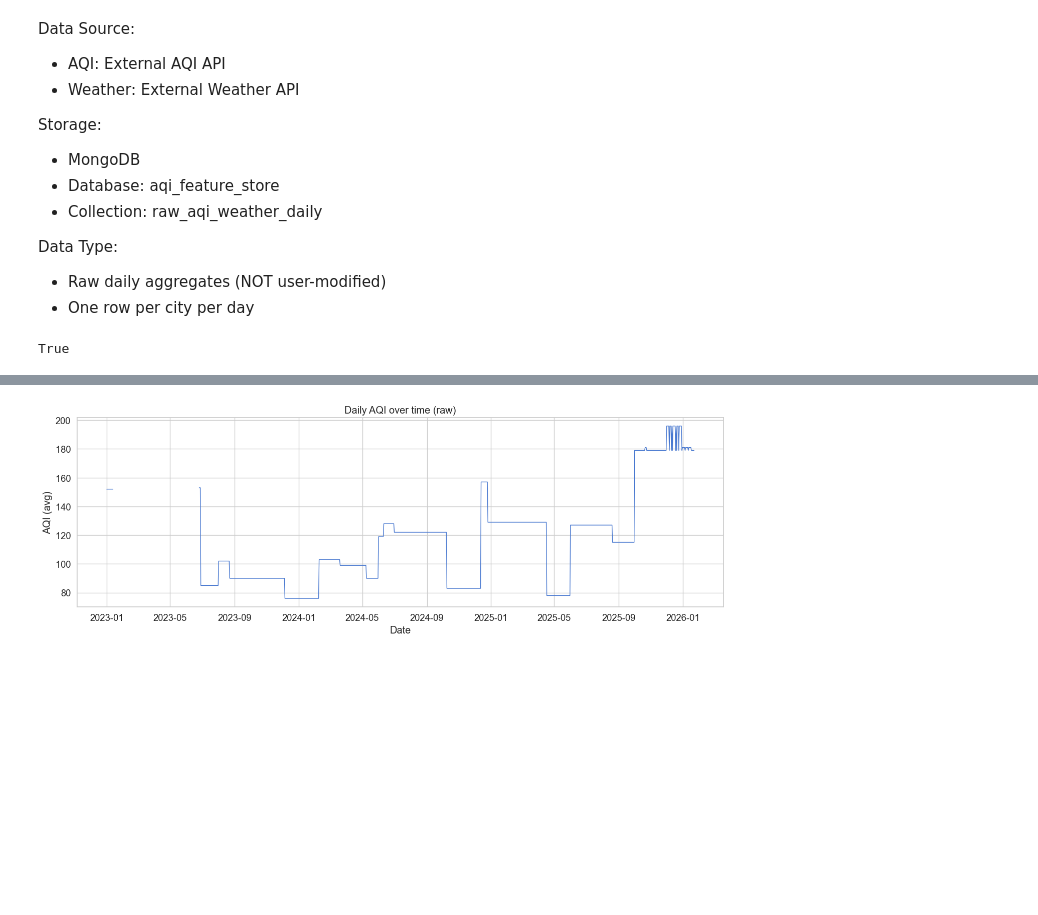
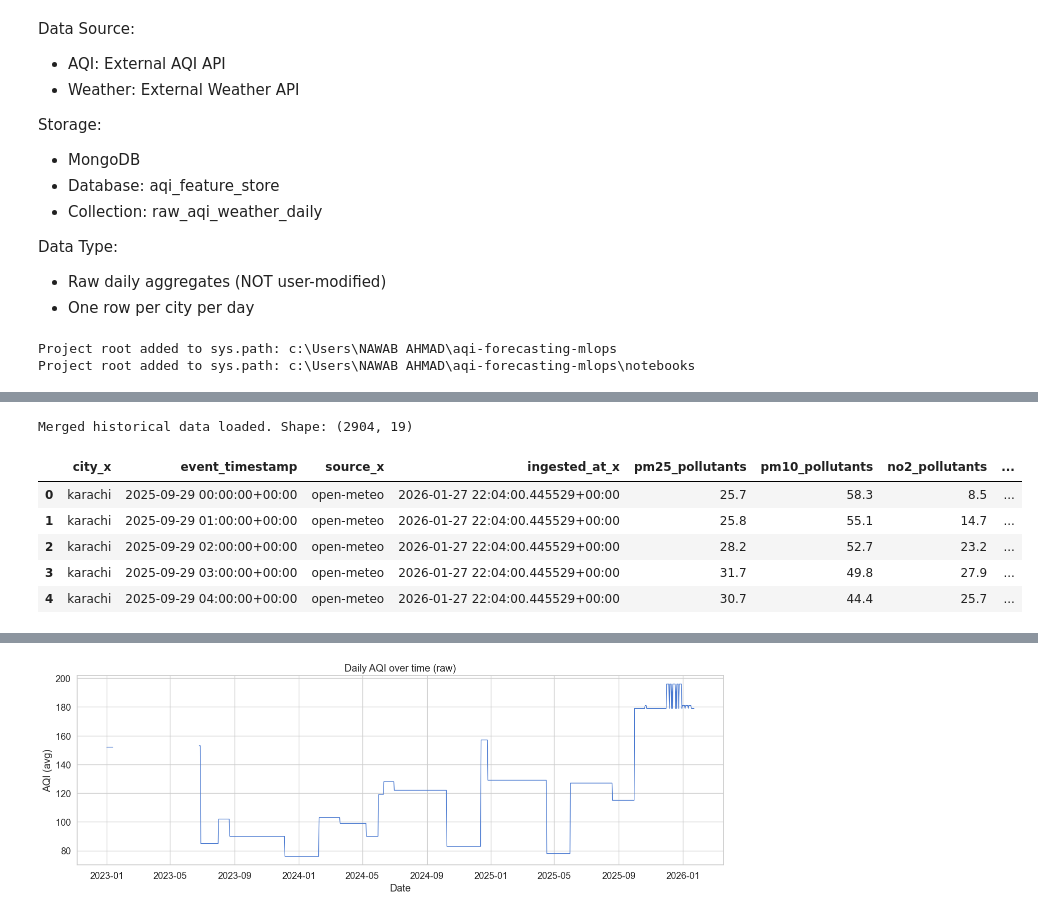
Before and after one commit to Nawab-Ahmed/aqi-forecasting-mlops, a Jupyter notebook: notebooks/eda.ipynb, the cells around one changed output, grey strips where cells are left out. Saved outputs shown, nothing was run; the diff lists cells and outputs as text; code cells hidden in the pictures; blank space fills up the shorter version.

```diff
--- a/notebooks/eda.ipynb
+++ b/notebooks/eda.ipynb
@@ -32,24 +32,28 @@ Data Type:
 - Raw daily aggregates (NOT user-modified)
 - One row per city per day
 # %%
-# Core
+import sys
 import os
-import pandas as pd
-import numpy as np
 
-# DB
-from pymongo import MongoClient
-from dotenv import load_dotenv
+# Step 1: Set PROJECT_ROOT to one level above notebooks
+PROJECT_ROOT = os.path.abspath(os.path.join(os.getcwd(), ".."))
+sys.path.insert(0, PROJECT_ROOT)
 
-# Visualization
-import matplotlib.pyplot as plt
-import seaborn as sns
-import missingno as msno
+print("Project root added to sys.path:", PROJECT_ROOT)
 
-# Settings
-pd.set_option("display.max_columns", None)
-sns.set_style("whitegrid")
+# Step 2: Imports after setting sys.path
+from datetime import datetime, timedelta
+from src.ingestion.merge_data import merge_historical_data
 
-load_dotenv()
+# Step 3: Replace with your AQICN token
+token = "361cf32474f50ec4ff9f3f677392739e1bfd8384"
+
+# Step 4: Fetch merged historical data
+historical_df = merge_historical_data(city="karachi", token=token)
+
+# Step 5: Quick sanity check
+print("Merged historical data loaded. Shape:", historical_df.shape)
+display(historical_df.head())
 # %% [output]
-True
+Project root added to sys.path: c:\Users\NAWAB AHMAD\aqi-forecasting-mlops
+Project root added to sys.path: c:\Users\NAWAB AHMAD\aqi-forecasting-mlops\notebooks
@@ -56 +68,8 @@ True
+Merged historical data loaded. Shape: (2904, 19)
+|  | city_x | event_timestamp | source_x | ingested_at_x | pm25_pollutants | pm10_pollutants | no2_pollutants | ... |
+| 0 | karachi | 2025-09-29 00:00:00+00:00 | open-meteo | 2026-01-27 22:04:00.445529+00:00 | 25.7 | 58.3 | 8.5 | ... |
+| 1 | karachi | 2025-09-29 01:00:00+00:00 | open-meteo | 2026-01-27 22:04:00.445529+00:00 | 25.8 | 55.1 | 14.7 | ... |
+| 2 | karachi | 2025-09-29 02:00:00+00:00 | open-meteo | 2026-01-27 22:04:00.445529+00:00 | 28.2 | 52.7 | 23.2 | ... |
+| 3 | karachi | 2025-09-29 03:00:00+00:00 | open-meteo | 2026-01-27 22:04:00.445529+00:00 | 31.7 | 49.8 | 27.9 | ... |
+| 4 | karachi | 2025-09-29 04:00:00+00:00 | open-meteo | 2026-01-27 22:04:00.445529+00:00 | 30.7 | 44.4 | 25.7 | ... |
 # %%
```
Also changed, not shown: parts of 11 cells of this notebook, 3 other files.
